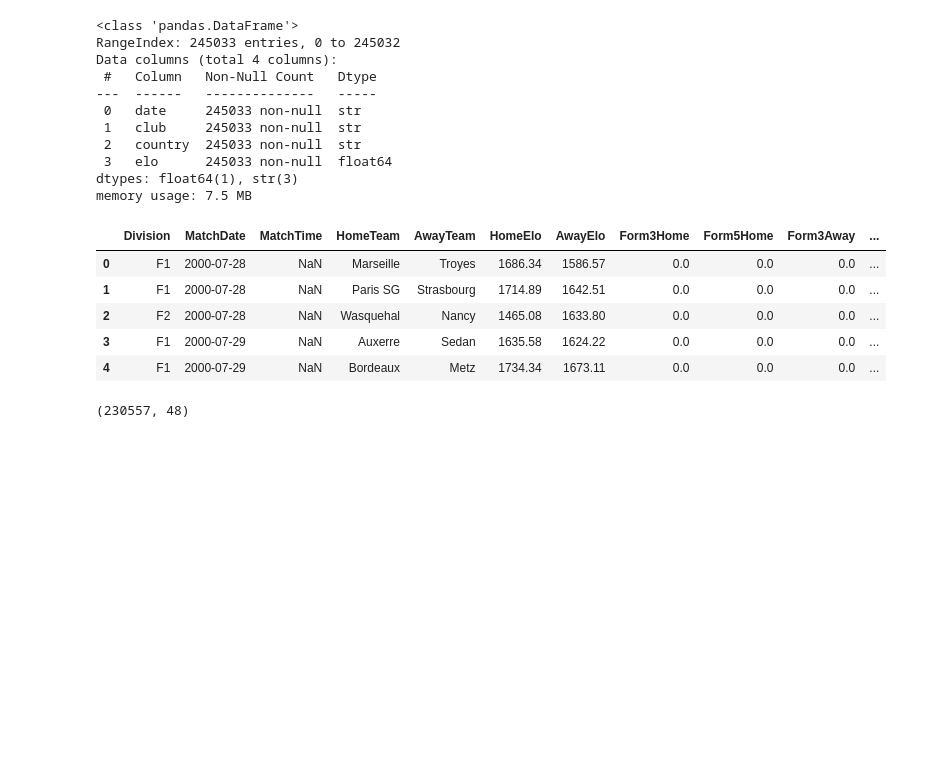
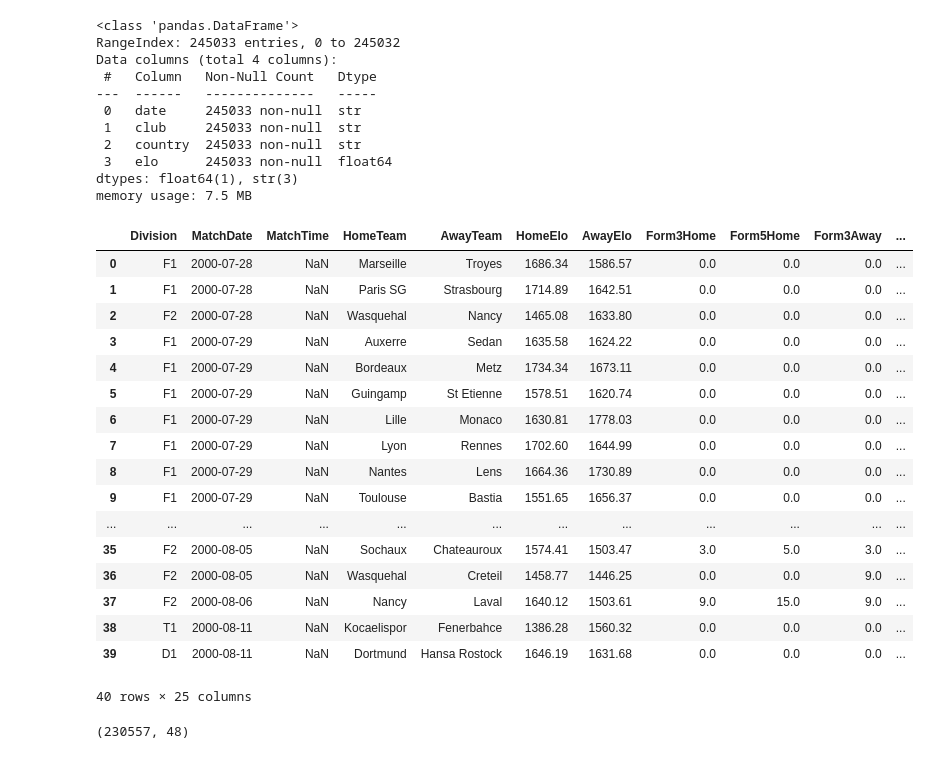
Before and after one commit to 4GeeksAcademy/Steven_Carlos_proyecto-final_, a Jupyter notebook: src/steven.ipynb, the cells around one changed output. Saved outputs shown, nothing was run; the diff lists cells and outputs as text; code cells hidden in the pictures; blank space fills up the shorter version.

```diff
--- a/src/steven.ipynb
+++ b/src/steven.ipynb
@@ -67,14 +68,26 @@ Data columns (total 4 columns):
 dtypes: float64(1), str(3)
 memory usage: 7.5 MB
 # %%
-df_1.head()
+df_1.head(40)
 # %% [output]
 |  | Division | MatchDate | MatchTime | HomeTeam | AwayTeam | HomeElo | AwayElo | Form3Home | Form5Home | Form3Away | ... |
 | 0 | F1 | 2000-07-28 | NaN | Marseille | Troyes | 1686.34 | 1586.57 | 0.0 | 0.0 | 0.0 | ... |
 | 1 | F1 | 2000-07-28 | NaN | Paris SG | Strasbourg | 1714.89 | 1642.51 | 0.0 | 0.0 | 0.0 | ... |
 | 2 | F2 | 2000-07-28 | NaN | Wasquehal | Nancy | 1465.08 | 1633.80 | 0.0 | 0.0 | 0.0 | ... |
 | 3 | F1 | 2000-07-29 | NaN | Auxerre | Sedan | 1635.58 | 1624.22 | 0.0 | 0.0 | 0.0 | ... |
 | 4 | F1 | 2000-07-29 | NaN | Bordeaux | Metz | 1734.34 | 1673.11 | 0.0 | 0.0 | 0.0 | ... |
+| 5 | F1 | 2000-07-29 | NaN | Guingamp | St Etienne | 1578.51 | 1620.74 | 0.0 | 0.0 | 0.0 | ... |
+| 6 | F1 | 2000-07-29 | NaN | Lille | Monaco | 1630.81 | 1778.03 | 0.0 | 0.0 | 0.0 | ... |
+| 7 | F1 | 2000-07-29 | NaN | Lyon | Rennes | 1702.60 | 1644.99 | 0.0 | 0.0 | 0.0 | ... |
+| 8 | F1 | 2000-07-29 | NaN | Nantes | Lens | 1664.36 | 1730.89 | 0.0 | 0.0 | 0.0 | ... |
+| 9 | F1 | 2000-07-29 | NaN | Toulouse | Bastia | 1551.65 | 1656.37 | 0.0 | 0.0 | 0.0 | ... |
+| ... | ... | ... | ... | ... | ... | ... | ... | ... | ... | ... | ... |
+| 35 | F2 | 2000-08-05 | NaN | Sochaux | Chateauroux | 1574.41 | 1503.47 | 3.0 | 5.0 | 3.0 | ... |
+| 36 | F2 | 2000-08-05 | NaN | Wasquehal | Creteil | 1458.77 | 1446.25 | 0.0 | 0.0 | 9.0 | ... |
+| 37 | F2 | 2000-08-06 | NaN | Nancy | Laval | 1640.12 | 1503.61 | 9.0 | 15.0 | 9.0 | ... |
+| 38 | T1 | 2000-08-11 | NaN | Kocaelispor | Fenerbahce | 1386.28 | 1560.32 | 0.0 | 0.0 | 0.0 | ... |
+| 39 | D1 | 2000-08-11 | NaN | Dortmund | Hansa Rostock | 1646.19 | 1631.68 | 0.0 | 0.0 | 0.0 | ... |
+40 rows × 25 columns
 # %%
 # Tamaño de segundo dataframe
 df_1.shape
```
Also changed, not shown: parts of 19 cells of this notebook.
